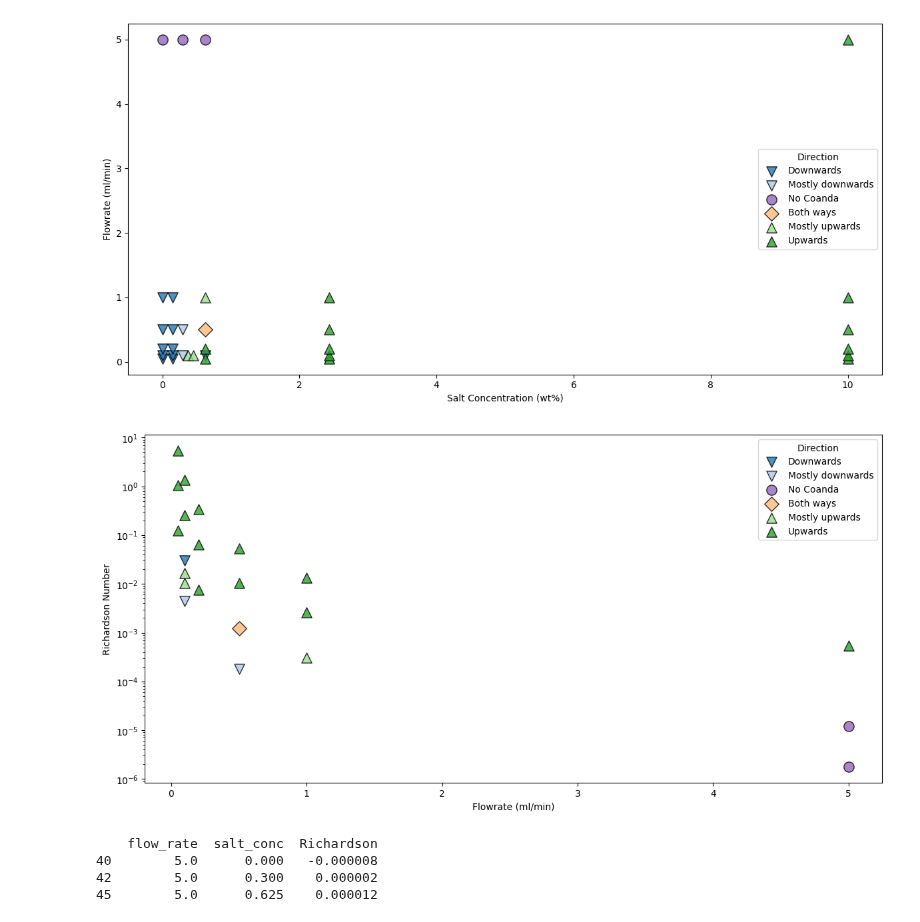
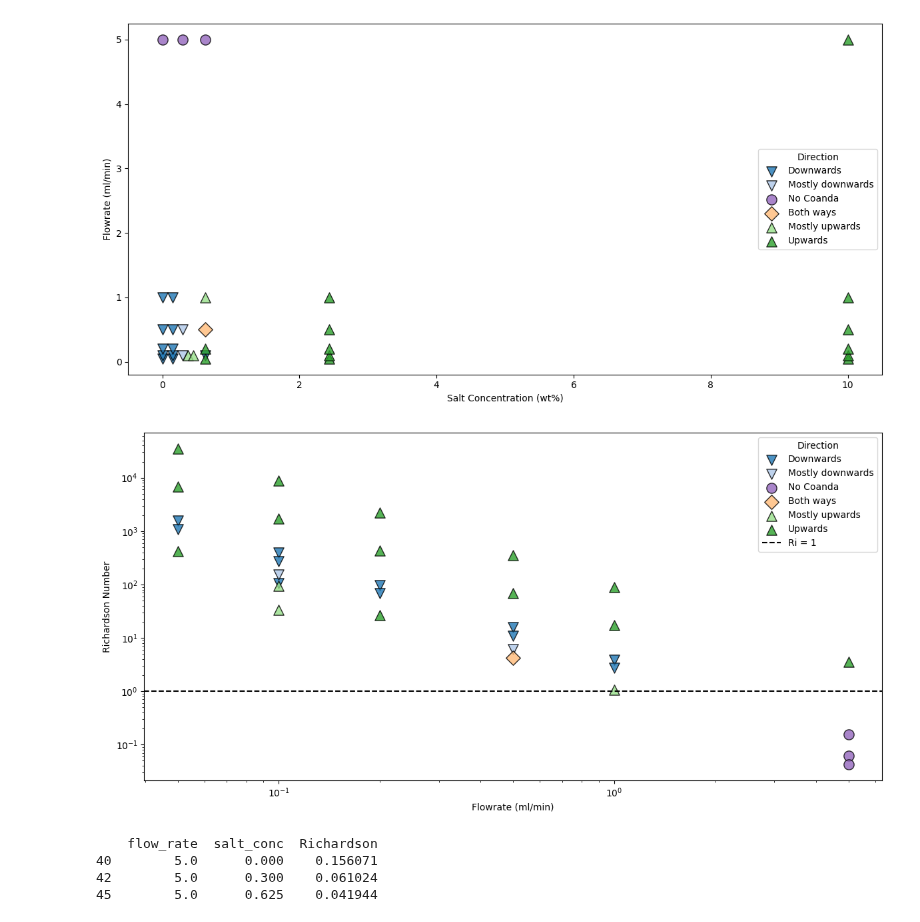
Before and after one commit to ottoittikorn/Projects, a Jupyter notebook: Coanda_results.ipynb, the cells around one changed output. Drawn from its saved outputs; the diff is of its cells as text; code cells hidden in the pictures.

```diff
--- a/Coanda_results.ipynb
+++ b/Coanda_results.ipynb
@@ -173,7 +173,7 @@ import numpy as np
 # Constants
 g = 9.81  # m/s^2
 area = 0.0016 * 0.003  # m^2 (1.6mm x 3mm)
-L = 242/1e9  # m (characteristic length) Latex length
+L = 0.0016 #242/1e9  # m (characteristic length) Latex length
 
 # Assign densities based on salt concentration
 def get_density(salt_conc):
@@ -182,7 +182,7 @@ def get_density(salt_conc):
         return 1.01417 * 1000
     elif salt_conc == 10:
         return 1.06888 * 1000
-    rho_water = 1000
+    rho_water = 998
     rho_salt = 1.00409 * 1000   # example: NaCl
     rho_solution = (rho_salt - rho_water) * salt_conc + rho_water
     return rho_solution
@@ -197,67 +197,44 @@ def compute_richardson(row):
     Q = row["flow_rate"] / 1e6 / 60
     U = Q / area
     # if U == 0:
     #     return np.nan
-    Ri = g * (rho1 - rho2) * L / (rho2 * U**2)
+    Ri = g * abs((rho1 - rho2) * L / (rho2 * U**2))
     return Ri
 
 df["Richardson"] = df.apply(compute_richardson, axis=1)
 
 # Plot Richardson number (y) vs flowrate (x)
 plt.figure(figsize=(12, 6))
 for code, color in direction_colors.items():
     subset = df[(df["direction_code"] == code) & (~df["Richardson"].isna())]
     marker_style = direction_markers.get(code, "o")
     plt.scatter(
         subset["flow_rate"],
         subset["Richardson"],
         color=color,
         s=120,
         edgecolor="k",
         alpha=0.8,
         label=direction_labels[code],
         marker=marker_style
     )
 plt.xlabel("Flowrate (ml/min)")
 plt.ylabel("Richardson Number")
 plt.yscale("log")
-# plt.xscale("log")
+plt.axhline(y=1, color='black', linestyle='--', linewidth=1.5, label='Ri = 1')
+plt.xscale("log")
 plt.legend(title="Direction")
 plt.tight_layout()
 plt.show()
-
-# # Richardson Number vs Flowrate (up to 1 ml/min)
-# plt.figure(figsize=(12, 6))
-# for code, color in direction_colors.items():
-#     subset = df[(df["direction_code"] == code) & (~df["Richardson"].isna()) & (df["flow_rate"] <= 1.0)]
-#     marker_style = direction_markers.get(code, "o")
-#     plt.scatter(
-#         subset["flow_rate"],
-#         subset["Richardson"],
-#         color=color,
-#         s=120,
-#         edgecolor="k",
-#         alpha=0.8,
-#         label=direction_labels[code],
-#         marker=marker_style
-#     )
-# # Draw a horizontal error bar at Richardson number = 1
-# plt.axhline(y=1, color='black', linestyle='--', linewidth=2, label='Ri = 1')
-# plt.xlabel("Flowrate (ml/min)")
-# plt.ylabel("Richardson Number")
-# plt.yscale("log")
-# plt.legend(title="Direction")
-# plt.tight_layout()
-# plt.show()
 # %% [output]
-[figure, old version]
+[figure, new version]
 # %%
 print(df[df["direction"] == "none"][["flow_rate", "salt_conc", "Richardson"]])
 # %% [output]
     flow_rate  salt_conc  Richardson
-40        5.0      0.000   -0.000008
-42        5.0      0.300    0.000002
-45        5.0      0.625    0.000012
+40        5.0      0.000    0.156071
+42        5.0      0.300    0.061024
+45        5.0      0.625    0.041944
 # %%
 import matplotlib.ticker as ticker
 
```
Also changed, not shown: parts of 3 cells of this notebook.
